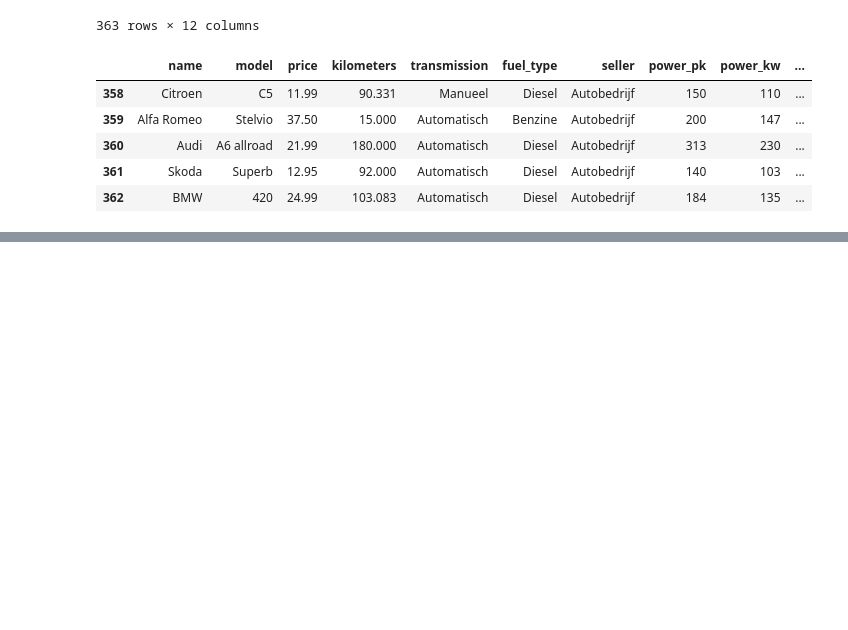
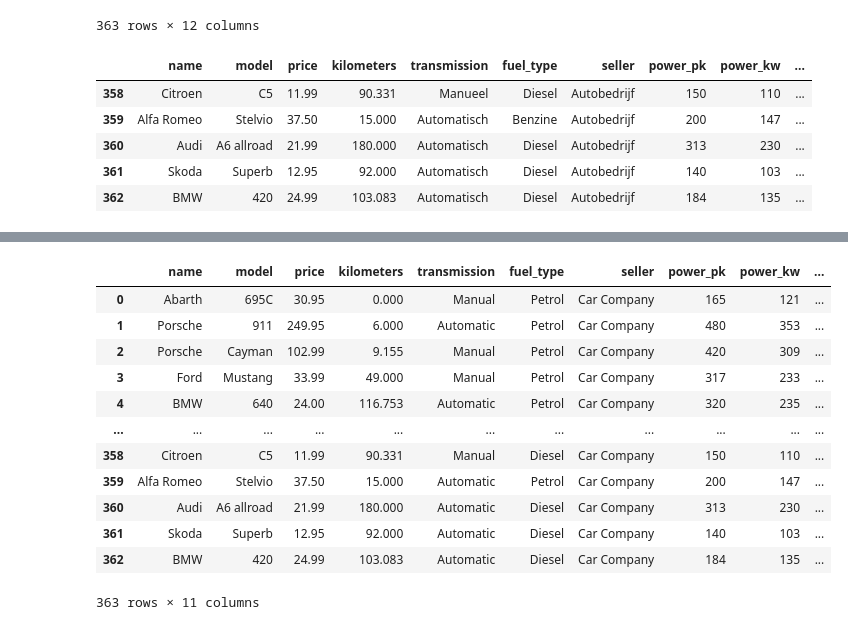
Before and after one commit to wa-le/autoscout24-webscrape-EDA, a Jupyter notebook: autoscout24_clean.ipynb, the cells around one changed output, grey strips where cells are left out. Cells and saved outputs as stored; diff of their text form; code cells hidden in the pictures; blank space fills up the shorter version.

```diff
--- a/autoscout24_clean.ipynb
+++ b/autoscout24_clean.ipynb
@@ -293,0 +329,40 @@ data
+# %%
+fuel_type = []
+for f_type in data['fuel_type']:
+  if f_type == 'Benzine':
+    fuel_type.append('Petrol')
+  elif f_type == 'Diesel':
+    fuel_type.append('Diesel')
+  elif f_type == 'Elektrisch/Benzine':
+    fuel_type.append('Electric/Petrol')
+  elif f_type == 'Elektrisch':
+    fuel_type.append('Electric')
+  elif f_type == 'Elektrisch/Diesel':
+    fuel_type.append('Electric/Diesel')
+  else:
+    fuel_type.append('LPG')
+
+data['fuel_type'] = fuel_type
+data
+# %%
+seller = []
+for sell in data['seller']:
+  if sell == 'Autobedrijf':
+    seller.append('Car Company')
+
+data['seller'] = seller
+data
+# %% [output]
+|  | name | model | price | kilometers | transmission | fuel_type | seller | power_pk | power_kw | ... |
+| 0 | Abarth | 695C | 30.95 | 0.000 | Manual | Petrol | Car Company | 165 | 121 | ... |
+| 1 | Porsche | 911 | 249.95 | 6.000 | Automatic | Petrol | Car Company | 480 | 353 | ... |
+| 2 | Porsche | Cayman | 102.99 | 9.155 | Manual | Petrol | Car Company | 420 | 309 | ... |
+| 3 | Ford | Mustang | 33.99 | 49.000 | Manual | Petrol | Car Company | 317 | 233 | ... |
+| 4 | BMW | 640 | 24.00 | 116.753 | Automatic | Petrol | Car Company | 320 | 235 | ... |
+| ... | ... | ... | ... | ... | ... | ... | ... | ... | ... | ... |
+| 358 | Citroen | C5 | 11.99 | 90.331 | Manual | Diesel | Car Company | 150 | 110 | ... |
+| 359 | Alfa Romeo | Stelvio | 37.50 | 15.000 | Automatic | Petrol | Car Company | 200 | 147 | ... |
+| 360 | Audi | A6 allroad | 21.99 | 180.000 | Automatic | Diesel | Car Company | 313 | 230 | ... |
+| 361 | Skoda | Superb | 12.95 | 92.000 | Automatic | Diesel | Car Company | 140 | 103 | ... |
+| 362 | BMW | 420 | 24.99 | 103.083 | Automatic | Diesel | Car Company | 184 | 135 | ... |
+363 rows × 11 columns
```
Also changed, not shown: parts of 4 cells of this notebook.
